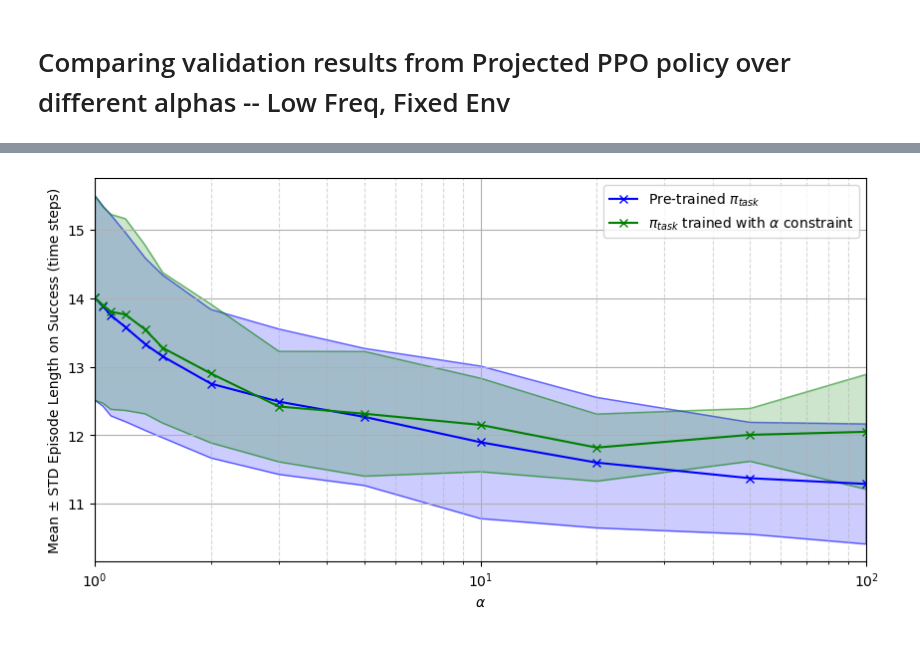
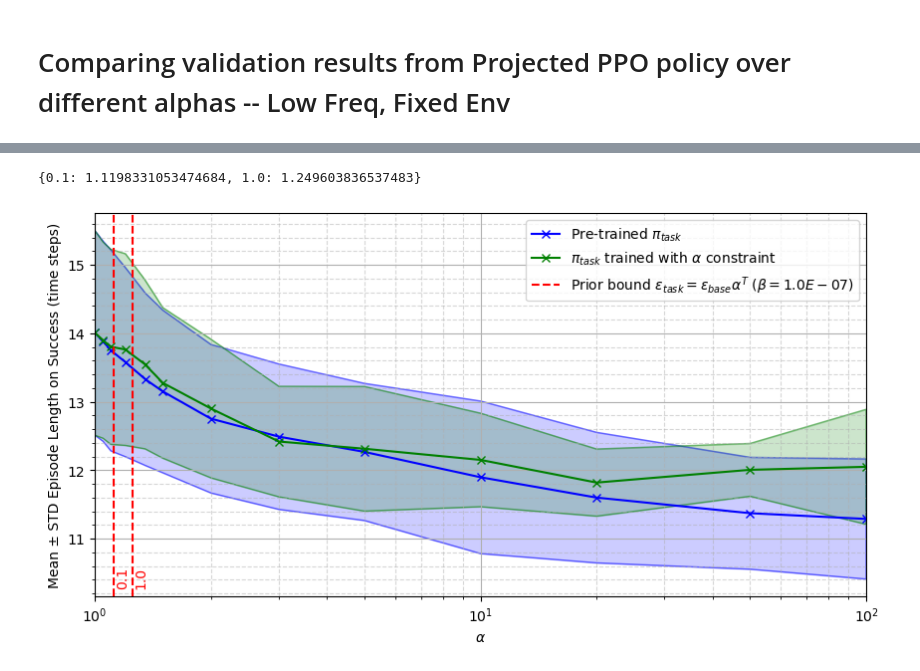
Before and after one commit to JacquesCloete/sport, a Jupyter notebook: notebooks/envs/comparing_validation_over_alphas_low_freq_fixed_env.ipynb, the cells around one changed output, grey strips where cells are left out. Drawn from its saved outputs; the diff is of its cells as text; code cells hidden in the pictures.

```diff
--- a/notebooks/envs/comparing_validation_over_alphas_low_freq_fixed_env.ipynb
+++ b/notebooks/envs/comparing_validation_over_alphas_low_freq_fixed_env.ipynb
@@ -100,15 +103,29 @@ for alpha in alphas:
         posterior_bound_failure_rate=task_posterior_bound_failure_rate,
         conf=conf,
     )
+# %%
+bounds_with_alphas = {}
+bounds = [0.1, 1.0]
+for bound in bounds:
+    alpha = (bound / epsilon) ** (1 / T)
+    bounds_with_alphas[bound] = alpha
+print(bounds_with_alphas)
+# %% [output]
+{0.1: 1.1198331053474684, 1.0: 1.249603836537483}
 # %%
 fig, ax = plot_mean_std_time_taken(
     mean_successful_time_taken=mean_successful_time_taken,
     std_successful_time_taken=std_successful_time_taken,
     task_mean_successful_time_taken=task_mean_successful_time_taken,
     task_std_successful_time_taken=task_std_successful_time_taken,
+    bounds_with_alphas=bounds_with_alphas,
+    conf=conf,
+    bound_label_x_offset=0.015,
+    bound_label_y_offset=-0.1,
 )
+plt.savefig("mean_std_time_taken.svg")
 # %% [output]
-[figure, old version]
+[figure, new version]
 # %%
 fig, ax = plot_failure_probs(
     epsilon=epsilon,
```
Also changed, not shown: parts of 8 cells of this notebook, 15 other files.
